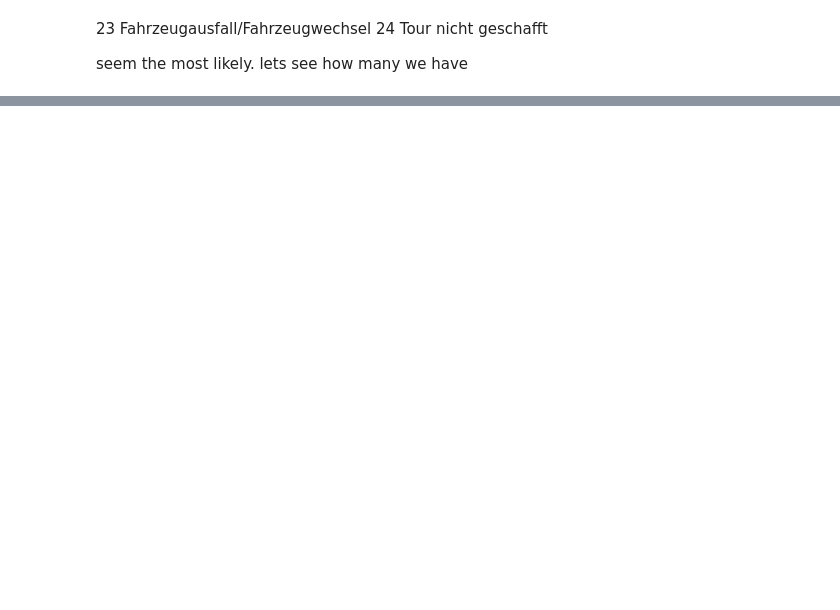
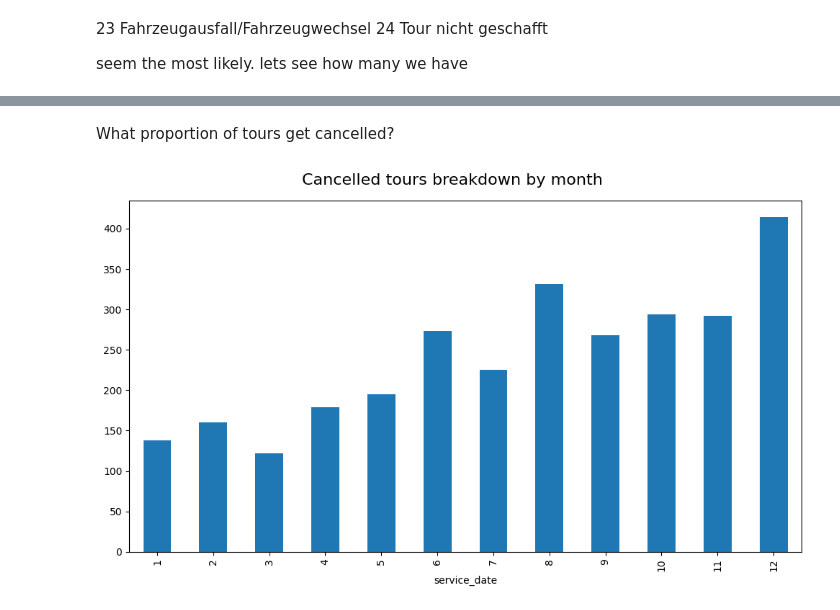
Before and after one commit to baz263/n3xtcoder, a Jupyter notebook: EDA_01.ipynb, the cells around one changed output, grey strips where cells are left out. Saved outputs shown, nothing was run; the diff lists cells and outputs as text; code cells hidden in the pictures; blank space fills up the shorter version.

```diff
--- a/EDA_01.ipynb
+++ b/EDA_01.ipynb
@@ -242,0 +318,2 @@ display(tour_nicht_geschafft.head())
+# %%
+list_cancelled_tours = tour_nicht_geschafft.groupby(['reference_tour_code','tour_number','Reklamationsgrund']).size().sort_values(ascending=False).reset_index()['tour_number']
@@ -242,0 +360,2 @@ display(tour_nicht_geschafft.head())
+# %% [markdown]
+What proportion of tours get cancelled?
@@ -242,0 +365,8 @@ display(tour_nicht_geschafft.head())
+# %%
+fig= plt.figure(figsize=(10, 6))
+fig.suptitle('Cancelled tours breakdown by month', fontsize=16)
+tours[tours.tour_number.isin(list_cancelled_tours)].service_date.dt.month.value_counts().sort_index().plot(kind='bar')
+plt.tight_layout()
+fig.show()
+# %% [output]
+[figure, added]
```
Also changed, not shown: parts of 32 cells of this notebook.
